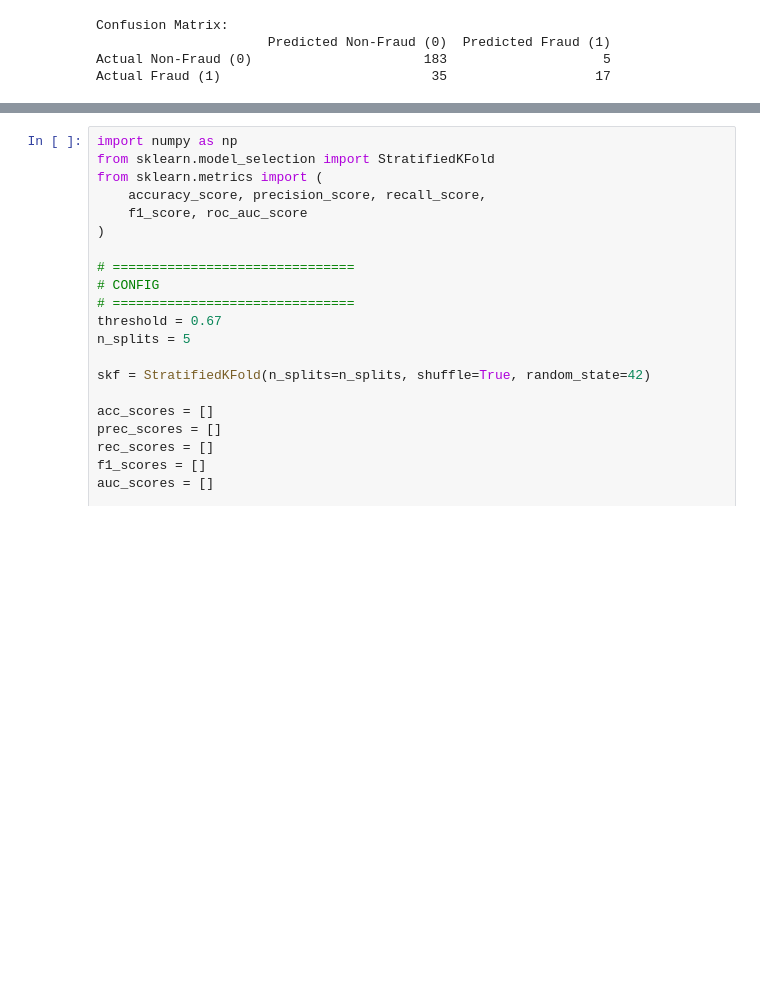
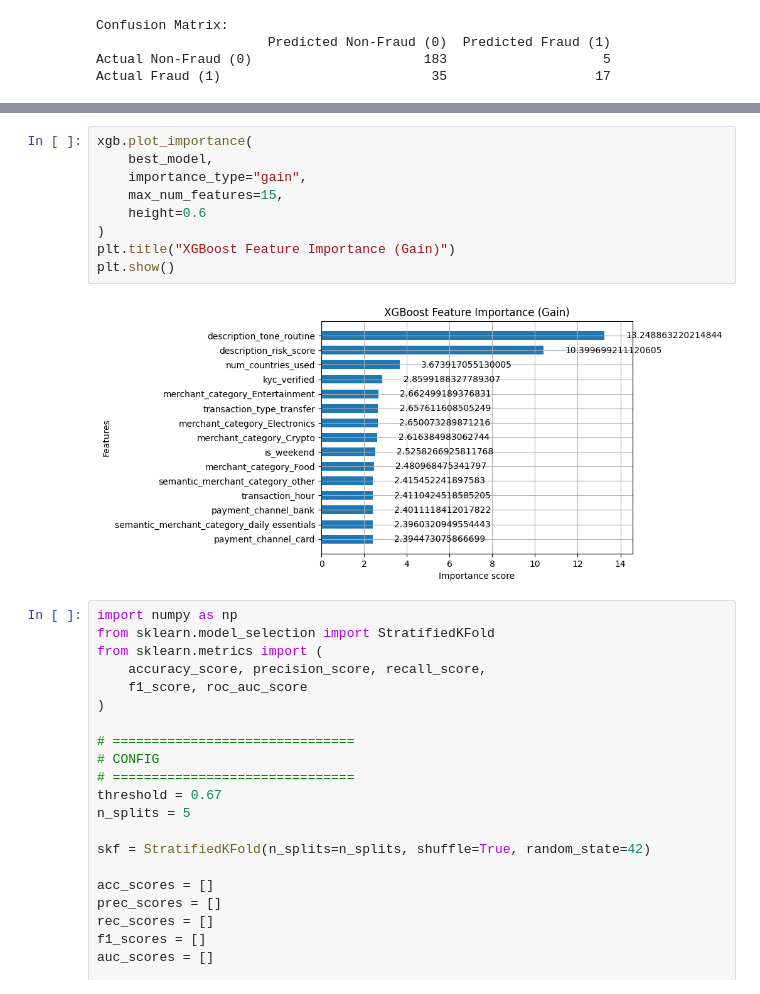
Before and after one commit to tngkuanas/DataMiningProject, a Jupyter notebook: notebooks/ModelB.ipynb, the cells around one changed output, grey strips where cells are left out. Cells and saved outputs as stored; diff of their text form; blank space fills up the shorter version.

Commit message:
Week 11: Model B Xgboost Feature Importance

```diff
--- a/notebooks/ModelB.ipynb
+++ b/notebooks/ModelB.ipynb
@@ -319,3 +262,14 @@ KeyError: "None of [Index([  0,   1,   3,   4,   5,   6,   7,   8,   9,  10,\n
+# %%
+xgb.plot_importance(
+    best_model,
+    importance_type="gain",
+    max_num_features=15,
+    height=0.6
+)
+plt.title("XGBoost Feature Importance (Gain)")
+plt.show()
+# %% [output]
+[figure, added]
 # %%
 import numpy as np
 from sklearn.model_selection import StratifiedKFold
```
Also changed, not shown: parts of 1 cell of this notebook.
